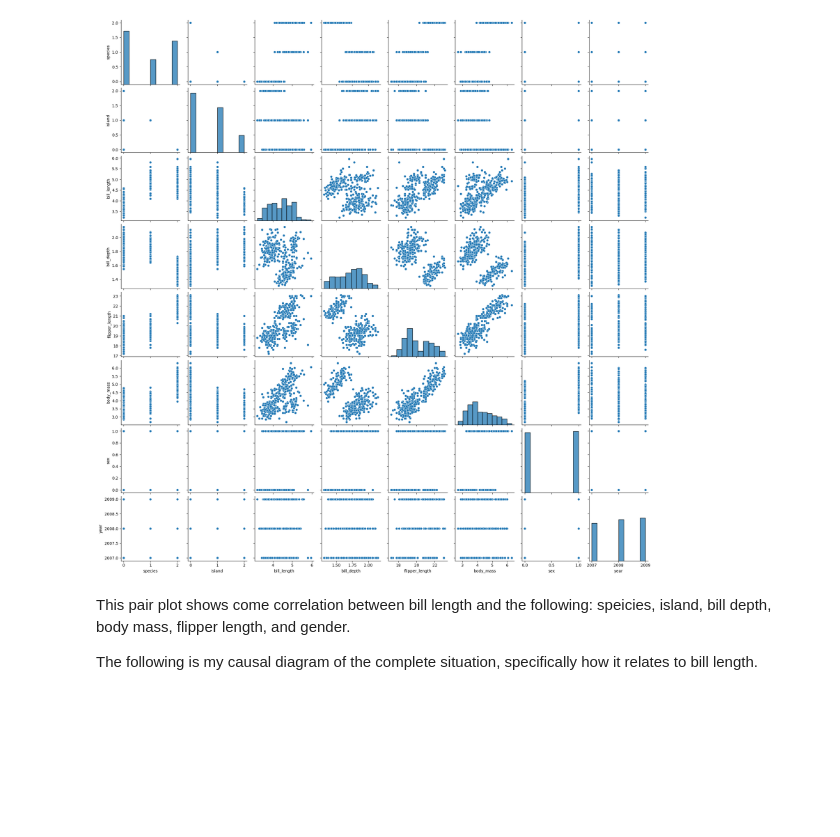
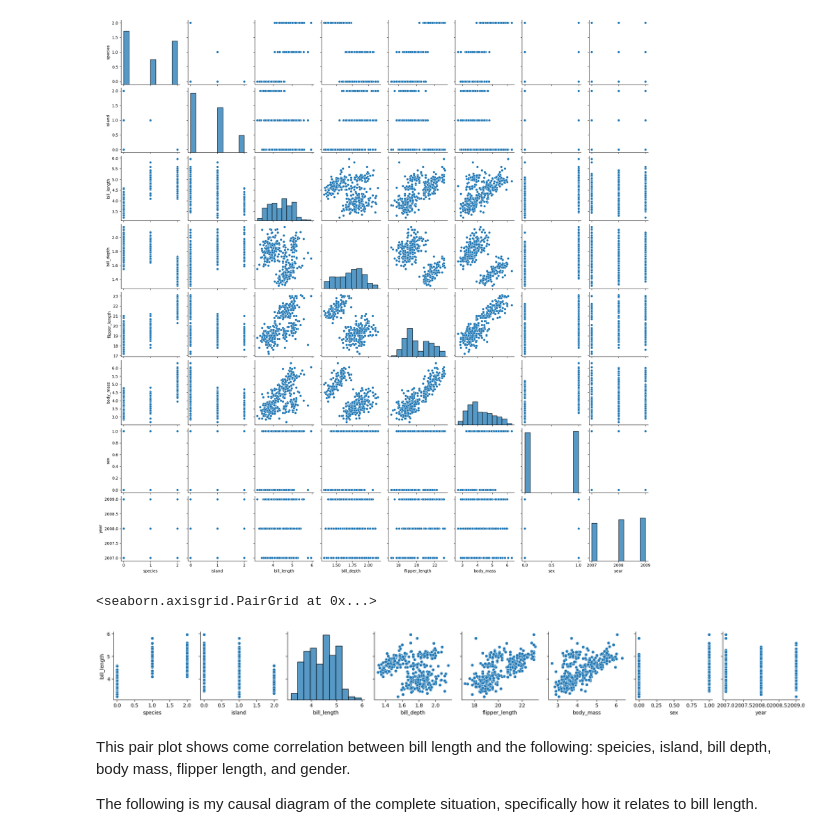
Before and after one commit to rylan-berry/DataScienceExercises2025-2026, a Jupyter notebook: RylaBerrU6proj.ipynb, the cells around one changed output. Drawn from its saved outputs; the diff is of its cells as text; code cells hidden in the pictures; blank space fills up the shorter version.

```diff
--- a/RylaBerrU6proj.ipynb
+++ b/RylaBerrU6proj.ipynb
@@ -63,6 +63,11 @@ sns.pairplot(pen_data_processed)
 # %% [output]
 <seaborn.axisgrid.PairGrid at 0x...>
 [figure]
+# %%
+sns.pairplot(pen_data_processed, y_vars=['bill_length'])
+# %% [output]
+<seaborn.axisgrid.PairGrid at 0x...>
+[figure, added]
 # %% [markdown]
 This pair plot shows come correlation between bill length and the following: speicies, island, bill depth, body mass, flipper length, and gender.
 
```
Also changed, not shown: parts of 1 cell of this notebook.
